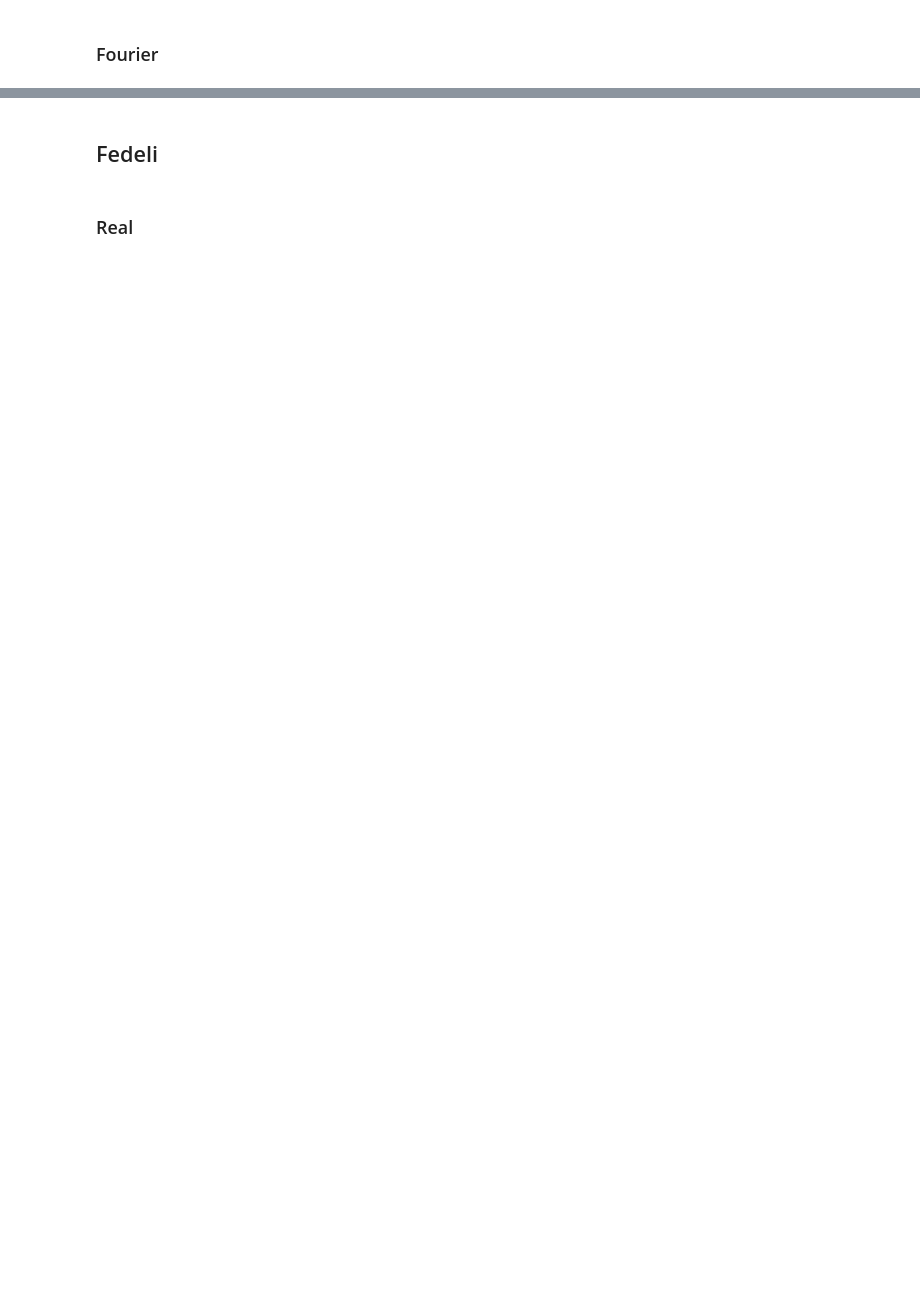
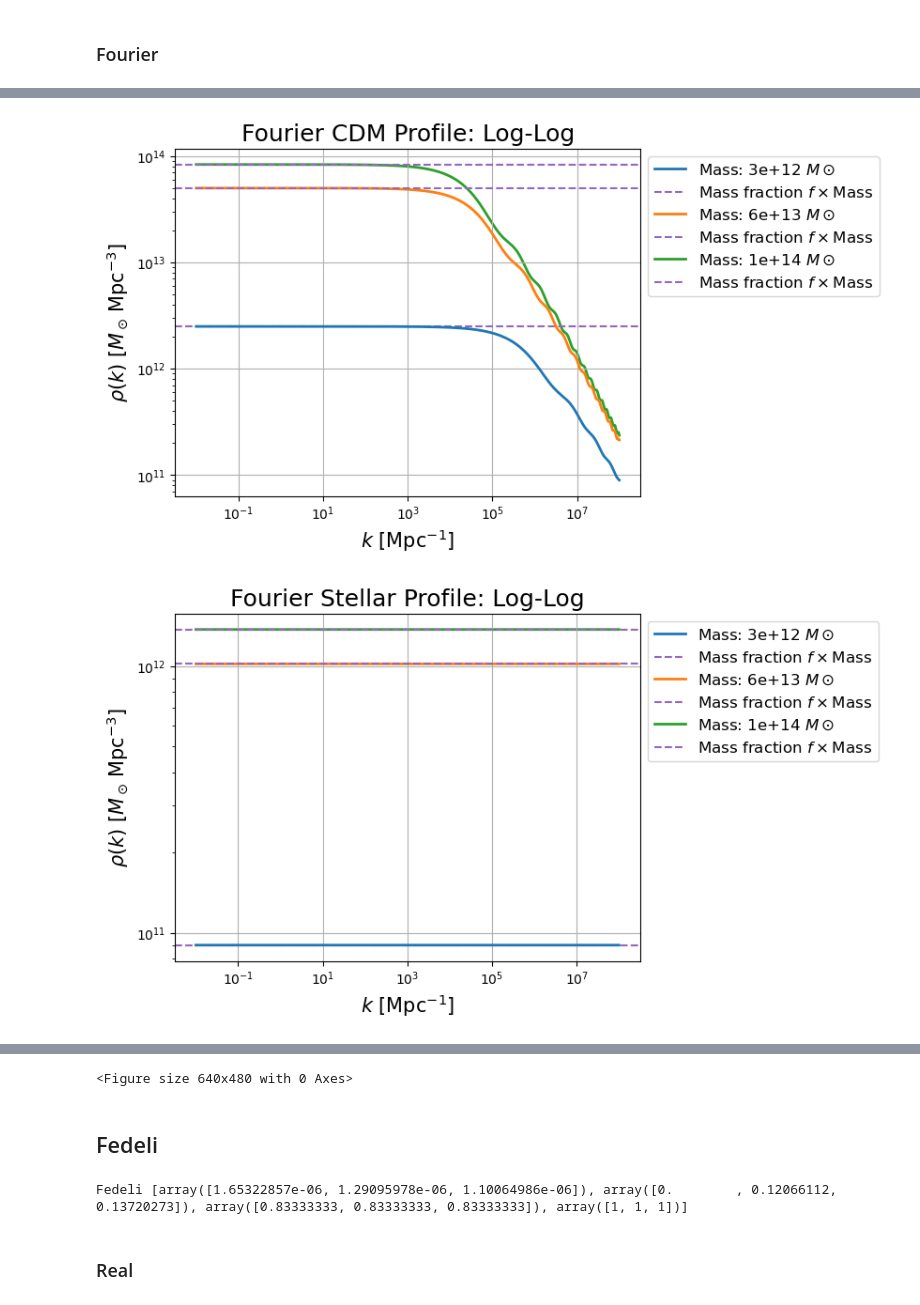
Before and after one commit to Catherine-Lambe/Oxford-Internship-Practices, a Jupyter notebook: symposium presentation/Symposium plots.ipynb, the cells around one changed output, grey strips where cells are left out. Cells and saved outputs as stored; diff of their text form; code cells hidden in the pictures; blank space fills up the shorter version.

```diff
--- a/symposium presentation/Symposium plots.ipynb
+++ b/symposium presentation/Symposium plots.ipynb
@@ -212 +234,19 @@ for i, profile in enumerate(bcm_fourier_profiles):
 <Figure size 640x480 with 0 Axes>
+# %%
+for i, profile in enumerate(bcm_fourier_profiles):
+   # fraction = np.atleast_1d(bcm_f_list[i])
+    for j, prof in enumerate(profile):
+        plt.plot(trial_r, prof, label=f'Mass: {trial_M[j]:.1g} $M \\odot$', zorder=len(profile)-j, linewidth=2)
+        plt.axhline(bcm_f_list[i][j]*trial_M[j], color='tab:purple', linestyle='--', label=f'Mass fraction $f \\times$Mass')
+                    #label=f'Mass: {trial_M[j]:.1g} $M \\odot$')
+    plt.xscale('log')
+    plt.yscale('log')
+    plt.grid(True)
+    plt.legend(loc='best', bbox_to_anchor=(1,1), fontsize=12)
+    plt.ylabel(r'$\rho(k)\, \,[M_\odot\,{\rm Mpc}^{-3}]$', fontsize=15)
+    plt.xlabel(r'$k\, \,[{\rm Mpc^{-1}}]$', fontsize=15);
+    plt.title('Fourier'+bcm_titles_list[i]+'Profile: Log-Log', fontsize=18);
+    plt.figure();
+# %% [output]
+[figure, added]
+[figure, added]
@@ -213,4 +256,12 @@ for i, profile in enumerate(bcm_fourier_profiles):
+<Figure size 640x480 with 0 Axes>
 # %% [markdown]
 ## Fedeli
+# %%
+fed_titles_list = [' CDM ', ' Stellar ', ' Gas ', ' Fedeli ']
+print('Fedeli', fed_f_list)
+fed_real_profiles = [fed_cdm_real, fed_stel_real, fed_gas_real, fed_real]
+fed_fourier_profiles = [fed_cdm_fourier, fed_stel_fourier, fed_gas_fourier, fed_fourier]
+# %% [output]
+Fedeli [array([1.65322857e-06, 1.29095978e-06, 1.10064986e-06]), array([0.        , 0.12066112, 0.13720273]), array([0.83333333, 0.83333333, 0.83333333]), array([1, 1, 1])]
 # %% [markdown]
 ### Real
```
Also changed, not shown: parts of 6 cells of this notebook.
